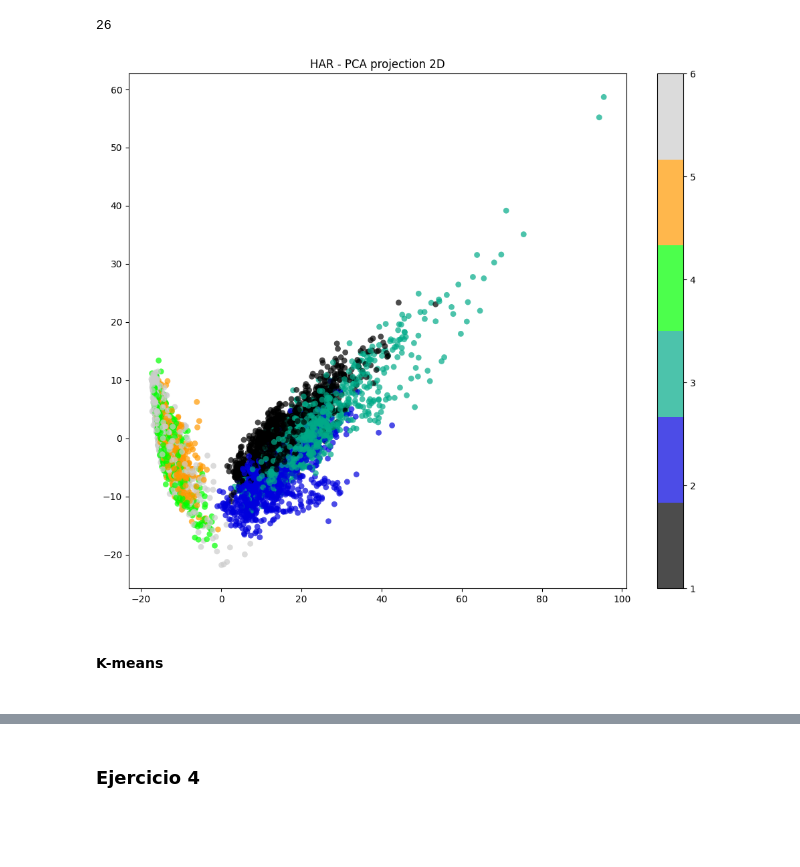
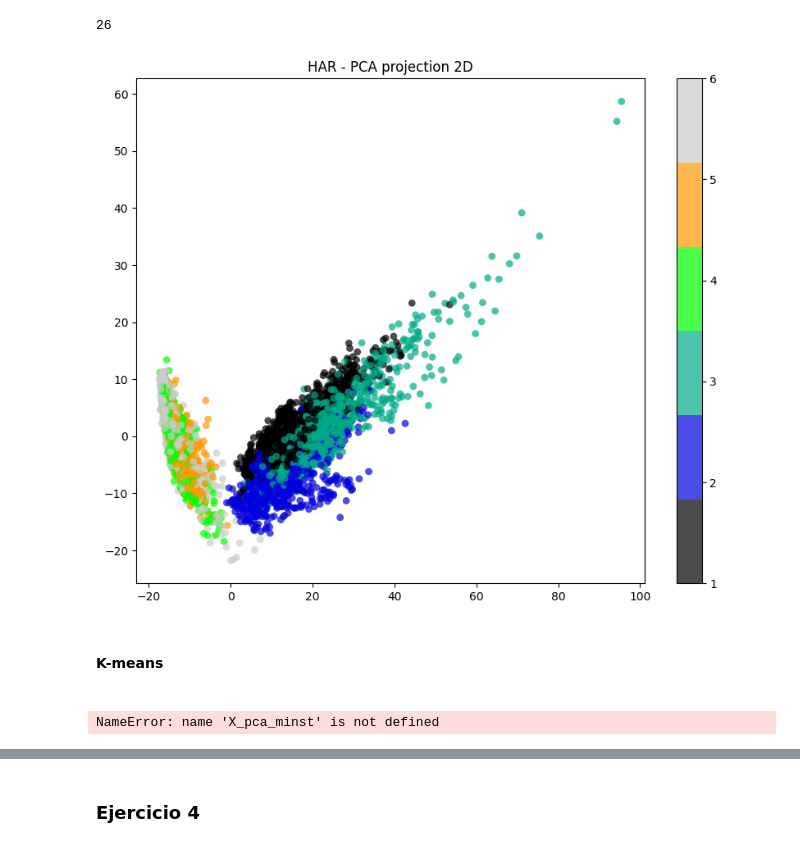
Before and after one commit to BenjaSar/IIA, a Jupyter notebook: tp_integrador.ipynb, the cells around one changed output, grey strips where cells are left out. Drawn from its saved outputs; the diff is of its cells as text; code cells hidden in the pictures.

```diff
--- a/tp_integrador.ipynb
+++ b/tp_integrador.ipynb
@@ -258,14 +258,14 @@ X_pca.shape[1]
 26
 # %%
 # Showing the two main components
-plt.figure(figsize=(12,10))
+plt.figure(figsize=(10,8))
 
 plt.scatter(X_pca[:, 0], X_pca[:, 1], c = y_train, edgecolor='none', alpha=0.7, s=40, cmap=plt.cm.get_cmap('nipy_spectral', 6))
 plt.colorbar()
 
 plt.title('HAR - PCA projection 2D');
 # %% [output]
-[figure, old version]
+[figure, new version]
 # %% [markdown]
 <h4>K-means<h4>
 # %%
@@ -280,3 +280,11 @@ n_clases = 2
 kmeans2 = KMeans(n_clusters=n_clases, n_init=100, random_state=RANDOM_STATE)
 kmeans2.fit(X_pca)
 cluster_labels_2 = kmeans.labels_
+# %%
+# Cheking the inertia
+inertia = []
+for k in range(1, n_clases_6):
+    kmeans = KMeans(n_clusters=k, n_init=100, random_state=RANDOM_STATE).fit(X_pca_minst)
+    inertia.append(np.sqrt(kmeans.inertia_))
+# %% [output]
+NameError: name 'X_pca_minst' is not defined
```
Also changed, not shown: parts of 31 cells of this notebook, 1 other file.
